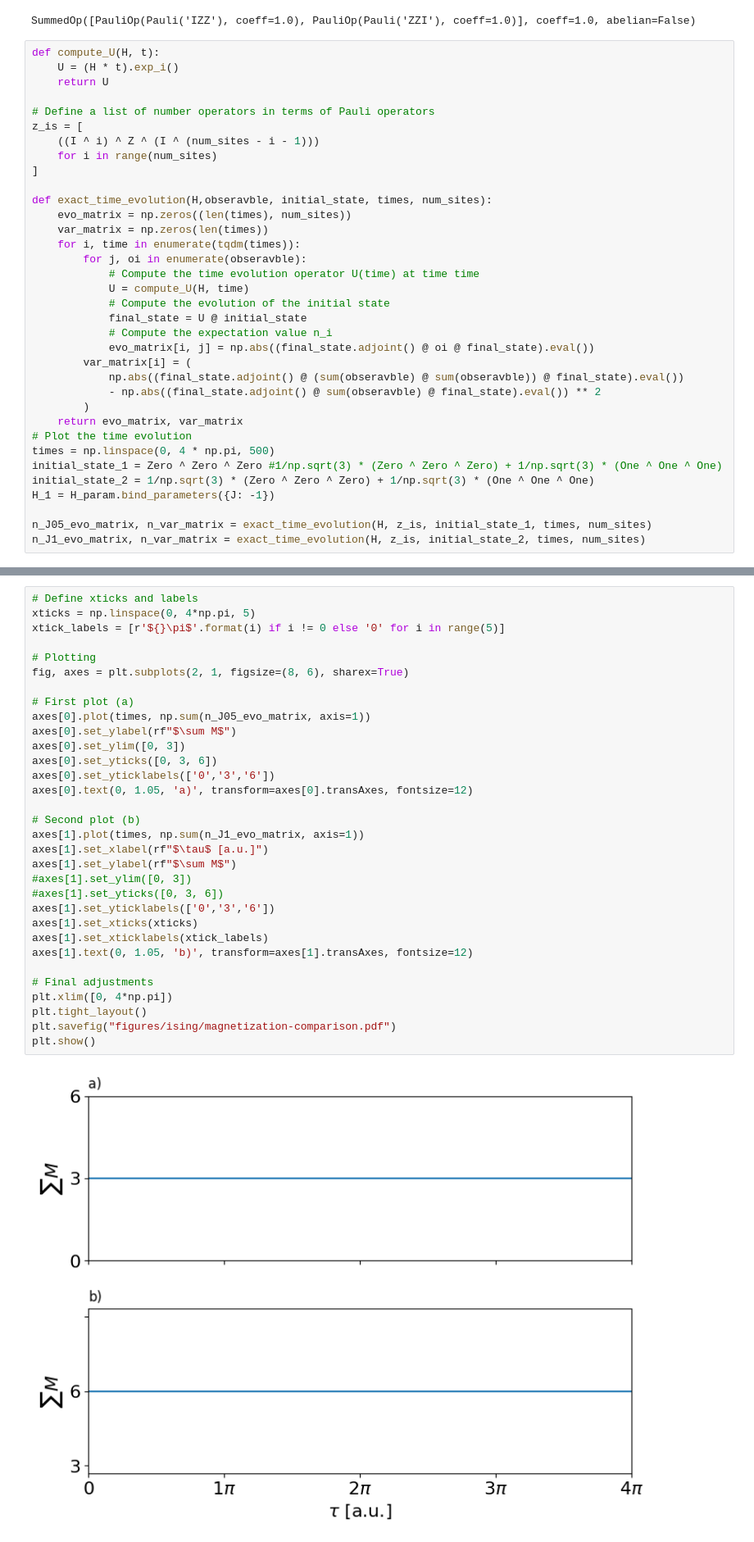
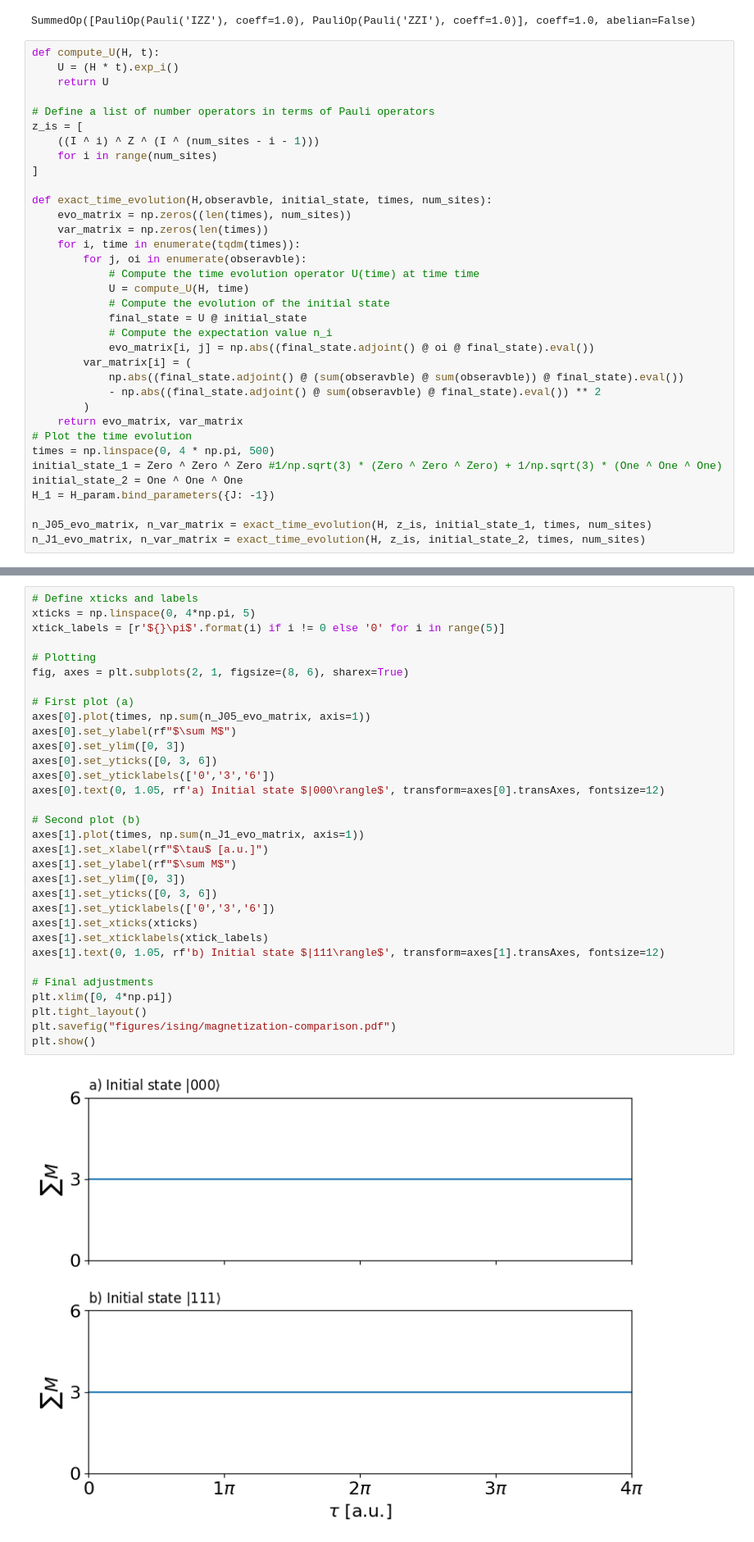
Before and after one commit to oscartq/qsim_mzm, a Jupyter notebook: tight-binding-chain/qsim-ising.ipynb, the cells around one changed output, grey strips where cells are left out. Shown at 82% size. Saved outputs shown, nothing was run; the diff lists cells and outputs as text.

Commit message:
fixed new figures for the ising model

```diff
--- a/tight-binding-chain/qsim-ising.ipynb
+++ b/tight-binding-chain/qsim-ising.ipynb
@@ -65,7 +65,7 @@ def exact_time_evolution(H,obseravble, initial_state, times, num_sites):
 # Plot the time evolution
 times = np.linspace(0, 4 * np.pi, 500)
 initial_state_1 = Zero ^ Zero ^ Zero #1/np.sqrt(3) * (Zero ^ Zero ^ Zero) + 1/np.sqrt(3) * (One ^ One ^ One)
-initial_state_2 = 1/np.sqrt(3) * (Zero ^ Zero ^ Zero) + 1/np.sqrt(3) * (One ^ One ^ One)
+initial_state_2 = One ^ One ^ One
 H_1 = H_param.bind_parameters({J: -1})
 
 n_J05_evo_matrix, n_var_matrix = exact_time_evolution(H, z_is, initial_state_1, times, num_sites)
@@ -73,37 +83,37 @@ n_J1_evo_matrix, n_var_matrix = exact_time_evolution(H, z_is, initial_state_2, t
 # %%
 # Define xticks and labels
 xticks = np.linspace(0, 4*np.pi, 5)
 xtick_labels = [r'${}\pi$'.format(i) if i != 0 else '0' for i in range(5)]
 
 # Plotting
 fig, axes = plt.subplots(2, 1, figsize=(8, 6), sharex=True)
 
 # First plot (a)
 axes[0].plot(times, np.sum(n_J05_evo_matrix, axis=1))
 axes[0].set_ylabel(rf"$\sum M$")
 axes[0].set_ylim([0, 3])
 axes[0].set_yticks([0, 3, 6])
 axes[0].set_yticklabels(['0','3','6'])
-axes[0].text(0, 1.05, 'a)', transform=axes[0].transAxes, fontsize=12)
+axes[0].text(0, 1.05, rf'a) Initial state $|000\rangle$', transform=axes[0].transAxes, fontsize=12)
 
 # Second plot (b)
 axes[1].plot(times, np.sum(n_J1_evo_matrix, axis=1))
 axes[1].set_xlabel(rf"$\tau$ [a.u.]")
 axes[1].set_ylabel(rf"$\sum M$")
-#axes[1].set_ylim([0, 3])
-#axes[1].set_yticks([0, 3, 6])
+axes[1].set_ylim([0, 3])
+axes[1].set_yticks([0, 3, 6])
 axes[1].set_yticklabels(['0','3','6'])
 axes[1].set_xticks(xticks)
 axes[1].set_xticklabels(xtick_labels)
-axes[1].text(0, 1.05, 'b)', transform=axes[1].transAxes, fontsize=12)
+axes[1].text(0, 1.05, rf'b) Initial state $|111\rangle$', transform=axes[1].transAxes, fontsize=12)
 
 # Final adjustments
 plt.xlim([0, 4*np.pi])
 plt.tight_layout()
 plt.savefig("figures/ising/magnetization-comparison.pdf")
 plt.show()
 # %% [output]
-[figure, old version]
+[figure, new version]
 # %%
 #num_op_labels = [r"$\langle n_" + str(i+1) + "\\rangle$" for i in range(num_sites)]
 xticks = np.linspace(0, 4*np.pi, 5)
```
Also changed, not shown: parts of 1 cell of this notebook, 1 other file.
